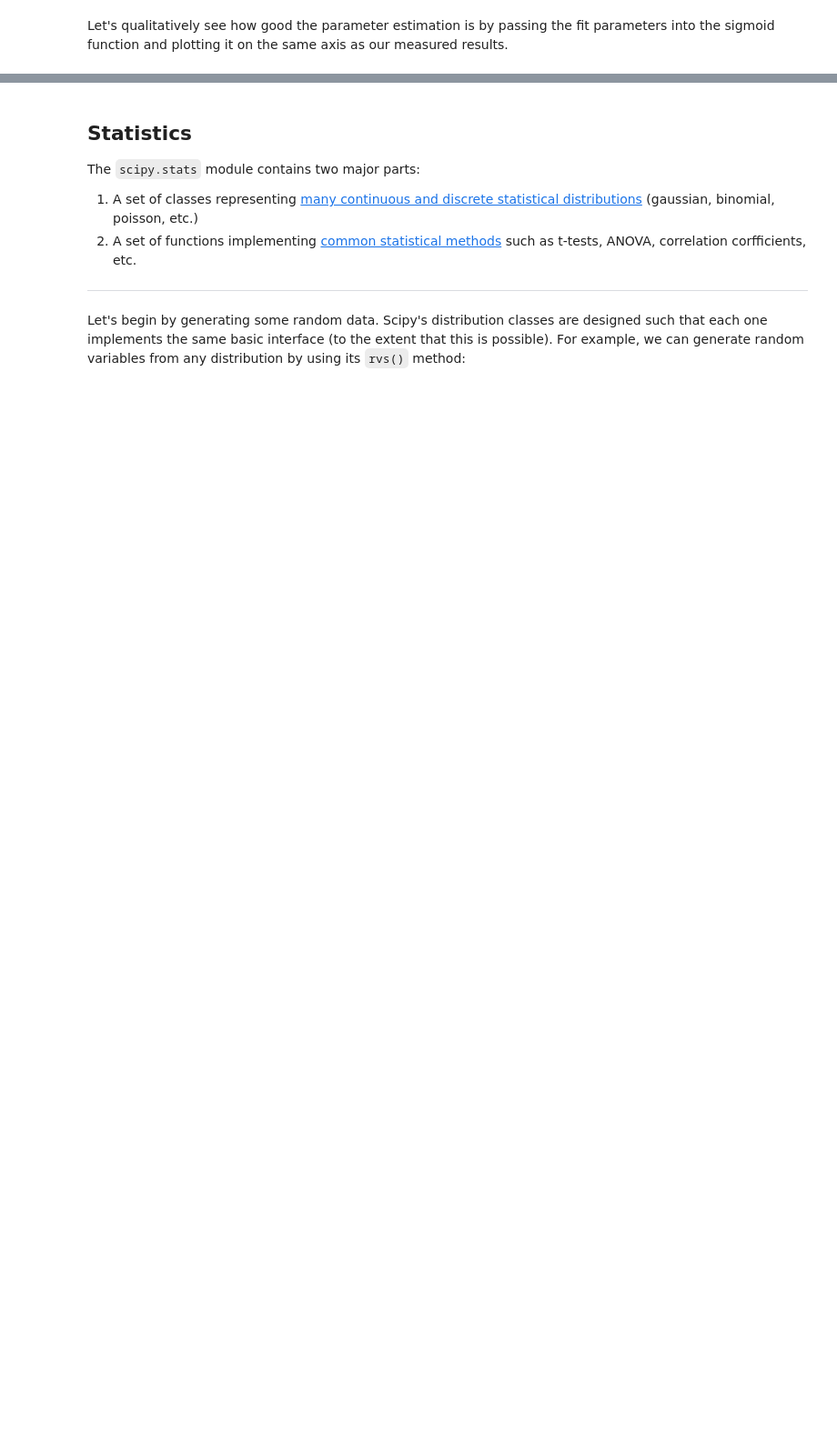
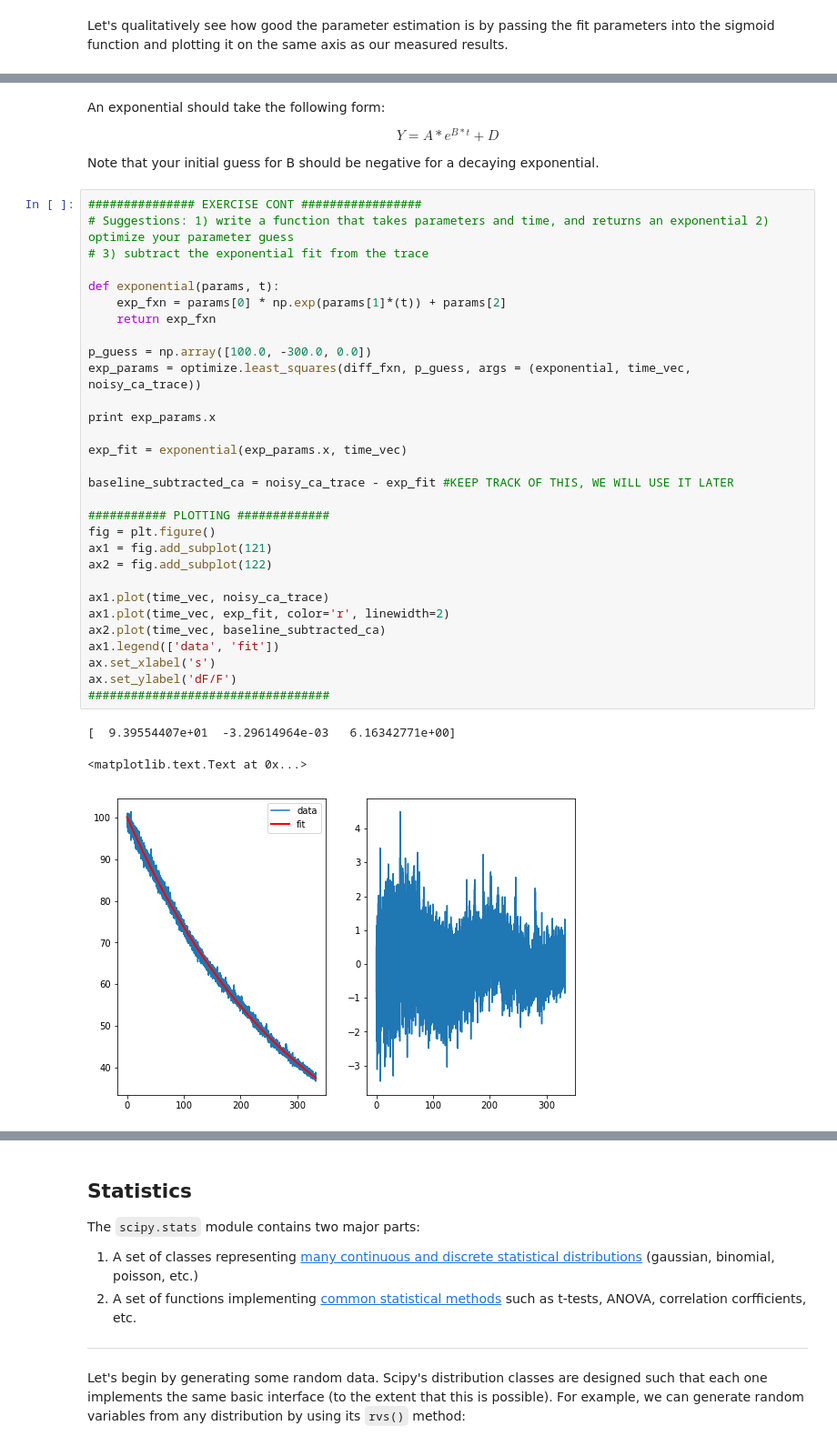
Before and after one commit to acbosma/SciPy_Tutorial, a Jupyter notebook: SciPy_Tutorial.ipynb, the cells around one changed output, grey strips where cells are left out. Shown at 91% size. Drawn from its saved outputs; the diff is of its cells as text; blank space fills up the shorter version.

```diff
--- a/SciPy_Tutorial.ipynb
+++ b/SciPy_Tutorial.ipynb
@@ -142,0 +147,42 @@ https://docs.scipy.org/doc/scipy/reference/generated/scipy.optimize.curve_fit.ht
+# %% [markdown]
+An exponential should take the following form:
+
+$$
+Y = A*{e}^{B*t} + D
+$$
+
+Note that your initial guess for B should be negative for a decaying exponential.
+# %%
+############### EXERCISE CONT #################
+# Suggestions: 1) write a function that takes parameters and time, and returns an exponential 2) optimize your parameter guess
+# 3) subtract the exponential fit from the trace
+
+def exponential(params, t):
+    exp_fxn = params[0] * np.exp(params[1]*(t)) + params[2]
+    return exp_fxn
+
+p_guess = np.array([100.0, -300.0, 0.0])
+exp_params = optimize.least_squares(diff_fxn, p_guess, args = (exponential, time_vec, noisy_ca_trace))
+
+print exp_params.x
+
+exp_fit = exponential(exp_params.x, time_vec)
+
+baseline_subtracted_ca = noisy_ca_trace - exp_fit #KEEP TRACK OF THIS, WE WILL USE IT LATER
+
+########### PLOTTING #############
+fig = plt.figure()
+ax1 = fig.add_subplot(121)
+ax2 = fig.add_subplot(122)
+
+ax1.plot(time_vec, noisy_ca_trace)
+ax1.plot(time_vec, exp_fit, color='r', linewidth=2)
+ax2.plot(time_vec, baseline_subtracted_ca)
+ax1.legend(['data', 'fit'])
+ax.set_xlabel('s')
+ax.set_ylabel('dF/F')
+##################################
+# %% [output]
+[  9.39554407e+01  -3.29614964e-03   6.16342771e+00]
+<matplotlib.text.Text at 0x...>
+[figure, added]
```
Also changed, not shown: parts of 70 cells of this notebook, 1 other file.
